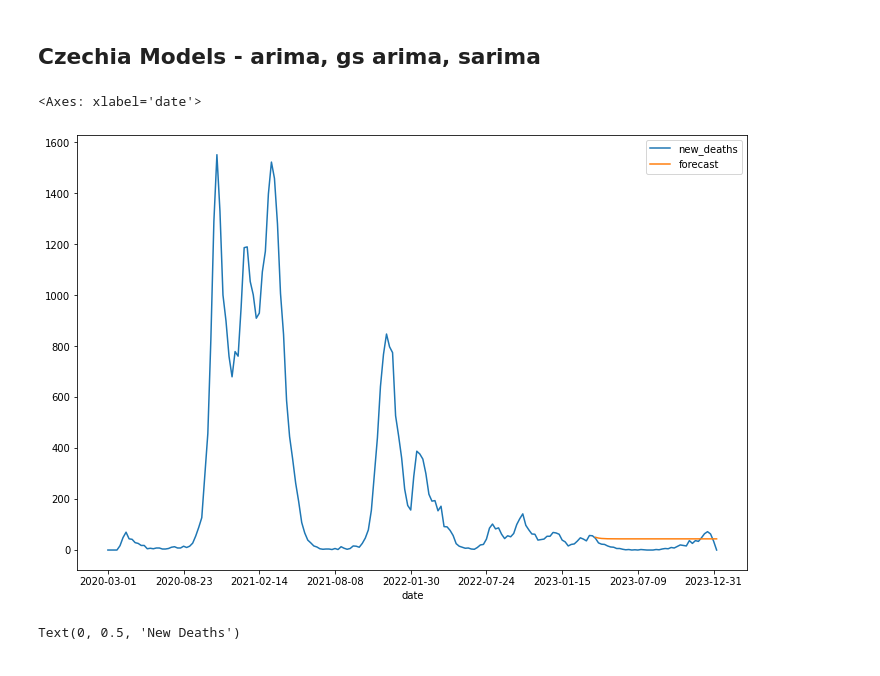
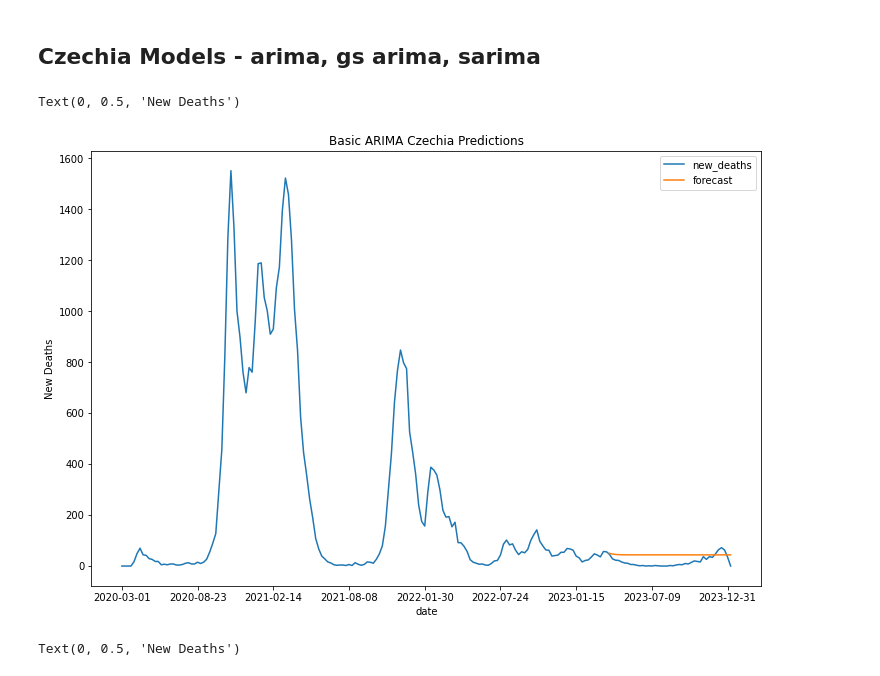
Before and after one commit to y-ginther/DS-Capstone, a Jupyter notebook: arima_final.ipynb, the cells around one changed output. Drawn from its saved outputs; the diff is of its cells as text; code cells hidden in the pictures.

Commit message:
auto arima, prophet
cont - office hours help

```diff
--- a/arima_final.ipynb
+++ b/arima_final.ipynb
@@ -124,9 +122,11 @@ cmodel_fit=model.fit()
 # %%
 czech['forecast']=cmodel_fit.predict(start=161,end=202,dynamic=True)
 czech[['new_deaths','forecast']].plot(figsize=(12,8))
+plt.title('Basic ARIMA Czechia Predictions')
+plt.ylabel('New Deaths')
 # %% [output]
-<Axes: xlabel='date'>
+Text(0, 0.5, 'New Deaths')
-[figure, old version]
+[figure, new version]
 # %%
 czech_test['forecast']=cmodel_fit.predict(start=161,end=202,dynamic=True)
 czech_test[['new_deaths','forecast']].plot(figsize=(12,8))
```
Also changed, not shown: parts of 18 cells of this notebook, 6 other files.
